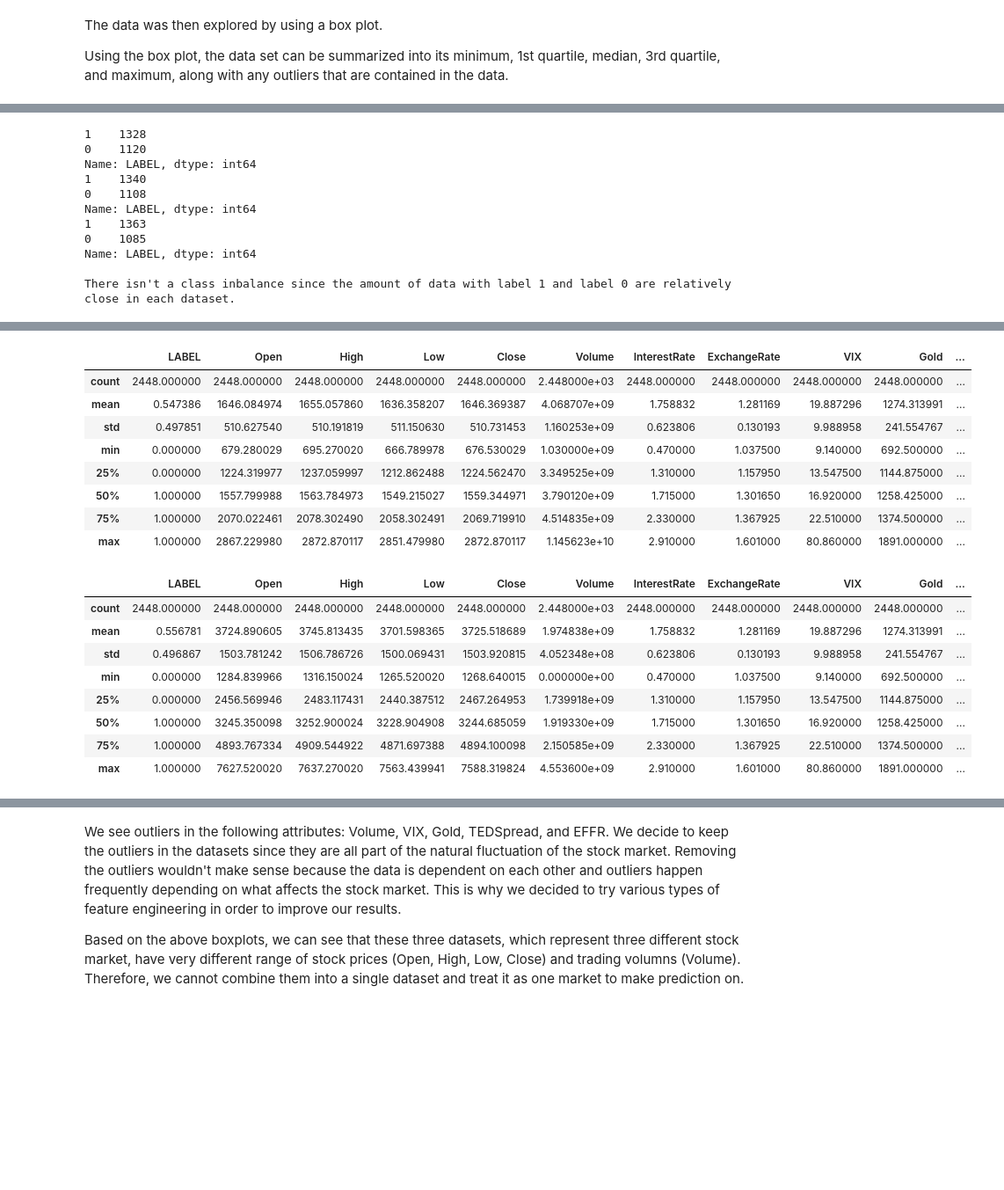
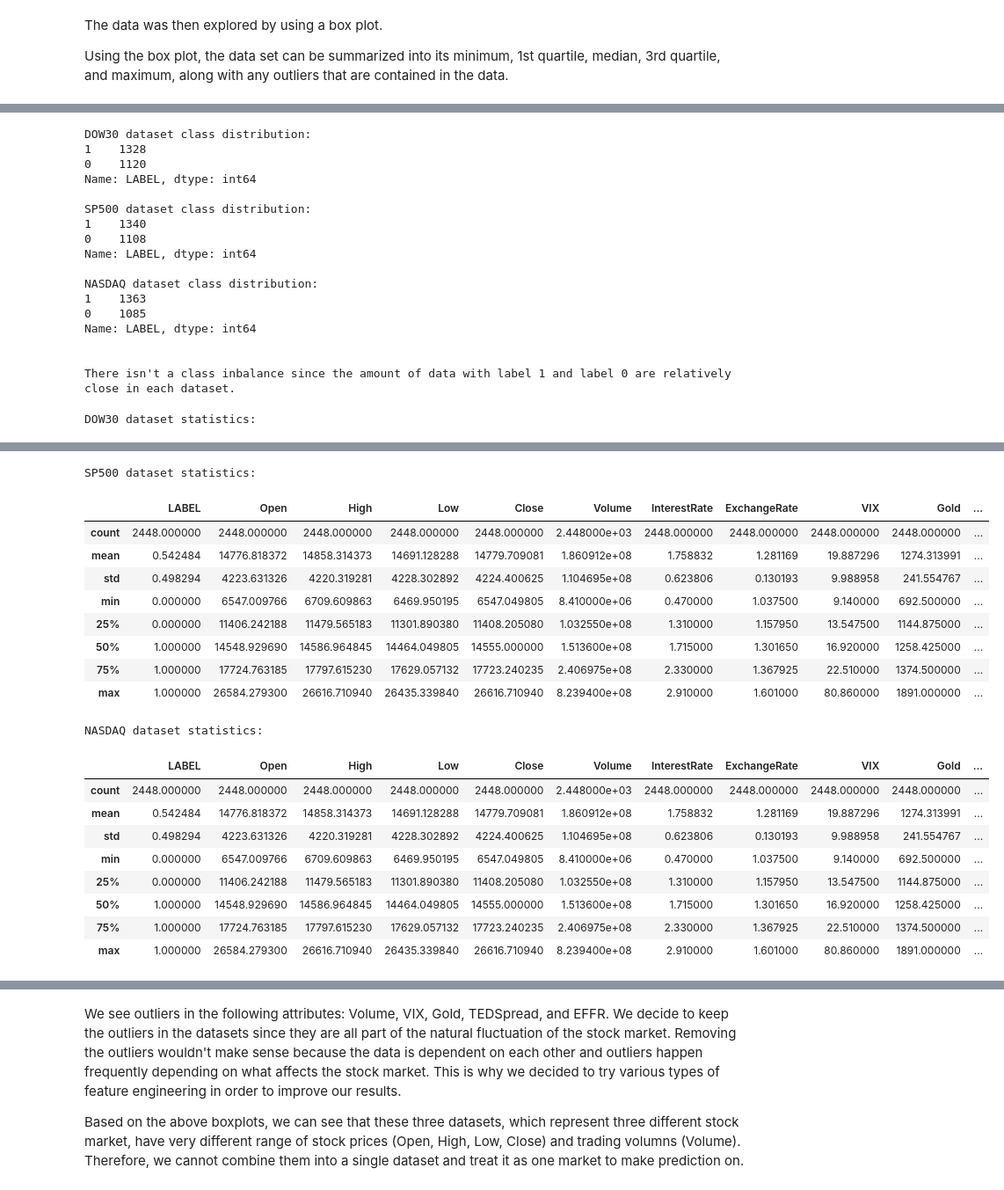
Before and after one commit to jesse-zou/CS363D-Final-Project, a Jupyter notebook: project.ipynb, the cells around one changed output, grey strips where cells are left out. Shown at 88% size. Saved outputs shown, nothing was run; the diff lists cells and outputs as text; code cells hidden in the pictures; blank space fills up the shorter version.

```diff
--- a/project.ipynb
+++ b/project.ipynb
@@ -45,7 +46,2 @@ from sklearn.exceptions import ConvergenceWarning
 # %% [markdown]
 We first cache the data sets here for continuous usage, taking away overhead that would happen from loading in the data set at each step of the training.
-# %%
-# Read data
-data_dow = pd.read_csv("DOW30.csv")
-data_sp = pd.read_csv("SP500.csv")
-data_nas = pd.read_csv("NASDAQ.csv")
@@ -95,0 +113,5 @@ Attributes in NASDAQ dataset:
+# %%
+# check attributes in each dataset
+for name, dataset in datasets.items():
+    print(f"{name} dataset features:")
+    print(f"{data_dow.columns.values}\n")
@@ -96,28 +130,38 @@ Attributes in NASDAQ dataset:
 # %%
 # check for class inbalance in each dataset
-groups = data_dow['LABEL'].value_counts()
-print(groups)
-groups = data_sp['LABEL'].value_counts()
-print(groups)
-groups = data_nas['LABEL'].value_counts()
-print(groups)
+for name, dataset in datasets.items():
+    print(f"{name} dataset class distribution:")
+    groups = dataset['LABEL'].value_counts()
+    print(f"{groups}\n")
+
+#TODO: make a graph of this
 print("\nThere isn't a class inbalance since the amount of data with label 1 and label 0 are relatively close in each dataset.")
 # %% [output]
+DOW30 dataset class distribution:
 1    1328
 0    1120
 Name: LABEL, dtype: int64
+
+SP500 dataset class distribution:
 1    1340
 0    1108
 Name: LABEL, dtype: int64
+
+NASDAQ dataset class distribution:
 1    1363
 0    1085
 Name: LABEL, dtype: int64
 
+
 There isn't a class inbalance since the amount of data with label 1 and label 0 are relatively close in each dataset.
 # %%
 # get stats on each attribute in DOW30
-data_dow.describe()
+for name, dataset in datasets.items():
+    print(f"{name} dataset statistics:")
+    display(data_dow.describe())
+    print("\n")
 # %% [output]
+DOW30 dataset statistics:
 |  | LABEL | Open | High | Low | Close | Volume | InterestRate | ExchangeRate | VIX | Gold | ... |
 | count | 2448.000000 | 2448.000000 | 2448.000000 | 2448.000000 | 2448.000000 | 2.448000e+03 | 2448.000000 | 2448.000000 | 2448.000000 | 2448.000000 | ... |
 | mean | 0.542484 | 14776.818372 | 14858.314373 | 14691.128288 | 14779.709081 | 1.860912e+08 | 1.758832 | 1.281169 | 19.887296 | 1274.313991 | ... |
@@ -127,31 +171,25 @@ data_dow.describe()
 | 50% | 1.000000 | 14548.929690 | 14586.964845 | 14464.049805 | 14555.000000 | 1.513600e+08 | 1.715000 | 1.301650 | 16.920000 | 1258.425000 | ... |
 | 75% | 1.000000 | 17724.763185 | 17797.615230 | 17629.057132 | 17723.240235 | 2.406975e+08 | 2.330000 | 1.367925 | 22.510000 | 1374.500000 | ... |
 | max | 1.000000 | 26584.279300 | 26616.710940 | 26435.339840 | 26616.710940 | 8.239400e+08 | 2.910000 | 1.601000 | 80.860000 | 1891.000000 | ... |
+SP500 dataset statistics:
+|  | LABEL | Open | High | Low | Close | Volume | InterestRate | ExchangeRate | VIX | Gold | ... |
+| count | 2448.000000 | 2448.000000 | 2448.000000 | 2448.000000 | 2448.000000 | 2.448000e+03 | 2448.000000 | 2448.000000 | 2448.000000 | 2448.000000 | ... |
+| mean | 0.542484 | 14776.818372 | 14858.314373 | 14691.128288 | 14779.709081 | 1.860912e+08 | 1.758832 | 1.281169 | 19.887296 | 1274.313991 | ... |
+| std | 0.498294 | 4223.631326 | 4220.319281 | 4228.302892 | 4224.400625 | 1.104695e+08 | 0.623806 | 0.130193 | 9.988958 | 241.554767 | ... |
+| min | 0.000000 | 6547.009766 | 6709.609863 | 6469.950195 | 6547.049805 | 8.410000e+06 | 0.470000 | 1.037500 | 9.140000 | 692.500000 | ... |
+| 25% | 0.000000 | 11406.242188 | 11479.565183 | 11301.890380 | 11408.205080 | 1.032550e+08 | 1.310000 | 1.157950 | 13.547500 | 1144.875000 | ... |
+| 50% | 1.000000 | 14548.929690 | 14586.964845 | 14464.049805 | 14555.000000 | 1.513600e+08 | 1.715000 | 1.301650 | 16.920000 | 1258.425000 | ... |
+| 75% | 1.000000 | 17724.763185 | 17797.615230 | 17629.057132 | 17723.240235 | 2.406975e+08 | 2.330000 | 1.367925 | 22.510000 | 1374.500000 | ... |
+| max | 1.000000 | 26584.279300 | 26616.710940 | 26435.339840 | 26616.710940 | 8.239400e+08 | 2.910000 | 1.601000 | 80.860000 | 1891.000000 | ... |
+NASDAQ dataset statistics:
+|  | LABEL | Open | High | Low | Close | Volume | InterestRate | ExchangeRate | VIX | Gold | ... |
+| count | 2448.000000 | 2448.000000 | 2448.000000 | 2448.000000 | 2448.000000 | 2.448000e+03 | 2448.000000 | 2448.000000 | 2448.000000 | 2448.000000 | ... |
+| mean | 0.542484 | 14776.818372 | 14858.314373 | 14691.128288 | 14779.709081 | 1.860912e+08 | 1.758832 | 1.281169 | 19.887296 | 1274.313991 | ... |
+| std | 0.498294 | 4223.631326 | 4220.319281 | 4228.302892 | 4224.400625 | 1.104695e+08 | 0.623806 | 0.130193 | 9.988958 | 241.554767 | ... |
+| min | 0.000000 | 6547.009766 | 6709.609863 | 6469.950195 | 6547.049805 | 8.410000e+06 | 0.470000 | 1.037500 | 9.140000 | 692.500000 | ... |
+| 25% | 0.000000 | 11406.242188 | 11479.565183 | 11301.890380 | 11408.205080 | 1.032550e+08 | 1.310000 | 1.157950 | 13.547500 | 1144.875000 | ... |
+| 50% | 1.000000 | 14548.929690 | 14586.964845 | 14464.049805 | 14555.000000 | 1.513600e+08 | 1.715000 | 1.301650 | 16.920000 | 1258.425000 | ... |
+| 75% | 1.000000 | 17724.763185 | 17797.615230 | 17629.057132 | 17723.240235 | 2.406975e+08 | 2.330000 | 1.367925 | 22.510000 | 1374.500000 | ... |
+| max | 1.000000 | 26584.279300 | 26616.710940 | 26435.339840 | 26616.710940 | 8.239400e+08 | 2.910000 | 1.601000 | 80.860000 | 1891.000000 | ... |
-# %%
-# get stats on each attribute in SP500
-data_sp.describe()
-# %% [output]
-|  | LABEL | Open | High | Low | Close | Volume | InterestRate | ExchangeRate | VIX | Gold | ... |
-| count | 2448.000000 | 2448.000000 | 2448.000000 | 2448.000000 | 2448.000000 | 2.448000e+03 | 2448.000000 | 2448.000000 | 2448.000000 | 2448.000000 | ... |
-| mean | 0.547386 | 1646.084974 | 1655.057860 | 1636.358207 | 1646.369387 | 4.068707e+09 | 1.758832 | 1.281169 | 19.887296 | 1274.313991 | ... |
-| std | 0.497851 | 510.627540 | 510.191819 | 511.150630 | 510.731453 | 1.160253e+09 | 0.623806 | 0.130193 | 9.988958 | 241.554767 | ... |
-| min | 0.000000 | 679.280029 | 695.270020 | 666.789978 | 676.530029 | 1.030000e+09 | 0.470000 | 1.037500 | 9.140000 | 692.500000 | ... |
-| 25% | 0.000000 | 1224.319977 | 1237.059997 | 1212.862488 | 1224.562470 | 3.349525e+09 | 1.310000 | 1.157950 | 13.547500 | 1144.875000 | ... |
-| 50% | 1.000000 | 1557.799988 | 1563.784973 | 1549.215027 | 1559.344971 | 3.790120e+09 | 1.715000 | 1.301650 | 16.920000 | 1258.425000 | ... |
-| 75% | 1.000000 | 2070.022461 | 2078.302490 | 2058.302491 | 2069.719910 | 4.514835e+09 | 2.330000 | 1.367925 | 22.510000 | 1374.500000 | ... |
-| max | 1.000000 | 2867.229980 | 2872.870117 | 2851.479980 | 2872.870117 | 1.145623e+10 | 2.910000 | 1.601000 | 80.860000 | 1891.000000 | ... |
-# %%
-# get stats on each attribute in NASDAQ
-data_nas.describe()
-# %% [output]
-|  | LABEL | Open | High | Low | Close | Volume | InterestRate | ExchangeRate | VIX | Gold | ... |
-| count | 2448.000000 | 2448.000000 | 2448.000000 | 2448.000000 | 2448.000000 | 2.448000e+03 | 2448.000000 | 2448.000000 | 2448.000000 | 2448.000000 | ... |
-| mean | 0.556781 | 3724.890605 | 3745.813435 | 3701.598365 | 3725.518689 | 1.974838e+09 | 1.758832 | 1.281169 | 19.887296 | 1274.313991 | ... |
-| std | 0.496867 | 1503.781242 | 1506.786726 | 1500.069431 | 1503.920815 | 4.052348e+08 | 0.623806 | 0.130193 | 9.988958 | 241.554767 | ... |
-| min | 0.000000 | 1284.839966 | 1316.150024 | 1265.520020 | 1268.640015 | 0.000000e+00 | 0.470000 | 1.037500 | 9.140000 | 692.500000 | ... |
-| 25% | 0.000000 | 2456.569946 | 2483.117431 | 2440.387512 | 2467.264953 | 1.739918e+09 | 1.310000 | 1.157950 | 13.547500 | 1144.875000 | ... |
-| 50% | 1.000000 | 3245.350098 | 3252.900024 | 3228.904908 | 3244.685059 | 1.919330e+09 | 1.715000 | 1.301650 | 16.920000 | 1258.425000 | ... |
-| 75% | 1.000000 | 4893.767334 | 4909.544922 | 4871.697388 | 4894.100098 | 2.150585e+09 | 2.330000 | 1.367925 | 22.510000 | 1374.500000 | ... |
-| max | 1.000000 | 7627.520020 | 7637.270020 | 7563.439941 | 7588.319824 | 4.553600e+09 | 2.910000 | 1.601000 | 80.860000 | 1891.000000 | ... |
 # %%
 # Helper functions for visualizatin of data
```
Also changed, not shown: parts of 39 cells of this notebook.
